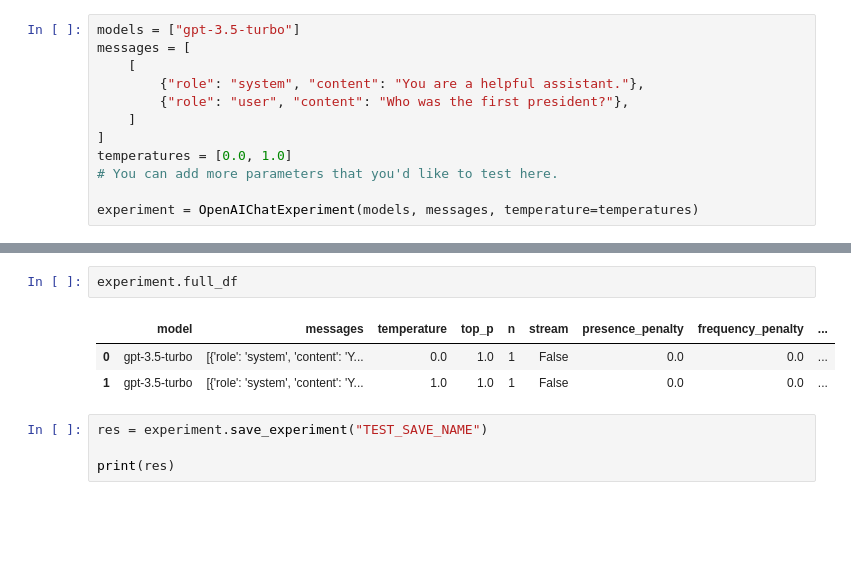
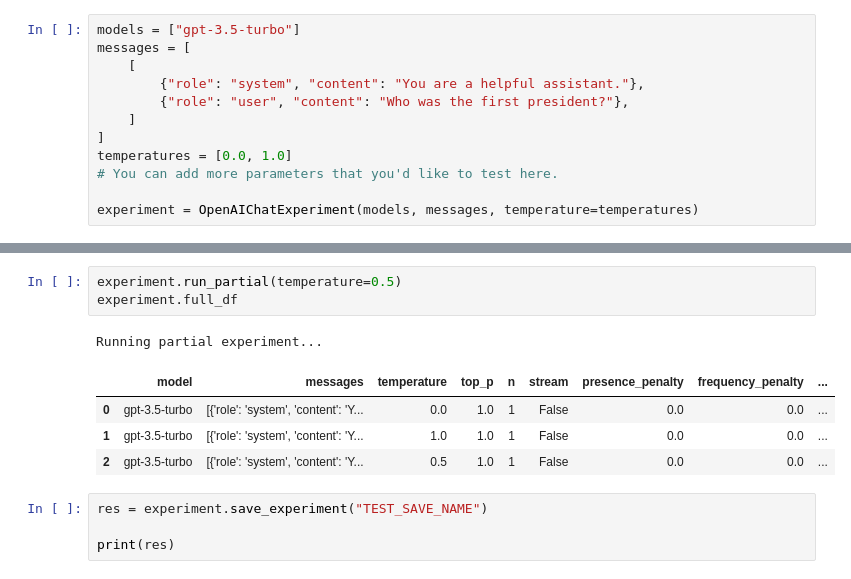
Before and after one commit to hegelai/prompttools, a Jupyter notebook: examples/notebooks/test_app.ipynb, the cells around one changed output, grey strips where cells are left out. Drawn from its saved outputs; the diff is of its cells as text; blank space fills up the shorter version.

Commit message:
Greatly simplify API for partial

```diff
--- a/examples/notebooks/test_app.ipynb
+++ b/examples/notebooks/test_app.ipynb
@@ -29,9 +29,12 @@ experiment.visualize()
-# %%
-experiment.full_df
-# %% [output]
-|  | model | messages | temperature | top_p | n | stream | presence_penalty | frequency_penalty | ... |
-| 0 | gpt-3.5-turbo | [{'role': 'system', 'content': 'Y... | 0.0 | 1.0 | 1 | False | 0.0 | 0.0 | ... |
-| 1 | gpt-3.5-turbo | [{'role': 'system', 'content': 'Y... | 1.0 | 1.0 | 1 | False | 0.0 | 0.0 | ... |
+# %%
+experiment.run_partial(temperature=0.5)
+experiment.full_df
+# %% [output]
+Running partial experiment...
+|  | model | messages | temperature | top_p | n | stream | presence_penalty | frequency_penalty | ... |
+| 0 | gpt-3.5-turbo | [{'role': 'system', 'content': 'Y... | 0.0 | 1.0 | 1 | False | 0.0 | 0.0 | ... |
+| 1 | gpt-3.5-turbo | [{'role': 'system', 'content': 'Y... | 1.0 | 1.0 | 1 | False | 0.0 | 0.0 | ... |
+| 2 | gpt-3.5-turbo | [{'role': 'system', 'content': 'Y... | 0.5 | 1.0 | 1 | False | 0.0 | 0.0 | ... |
 # %%
 res = experiment.save_experiment("TEST_SAVE_NAME")
 
```
Also changed, not shown: parts of 7 cells of this notebook, 2 other files.
